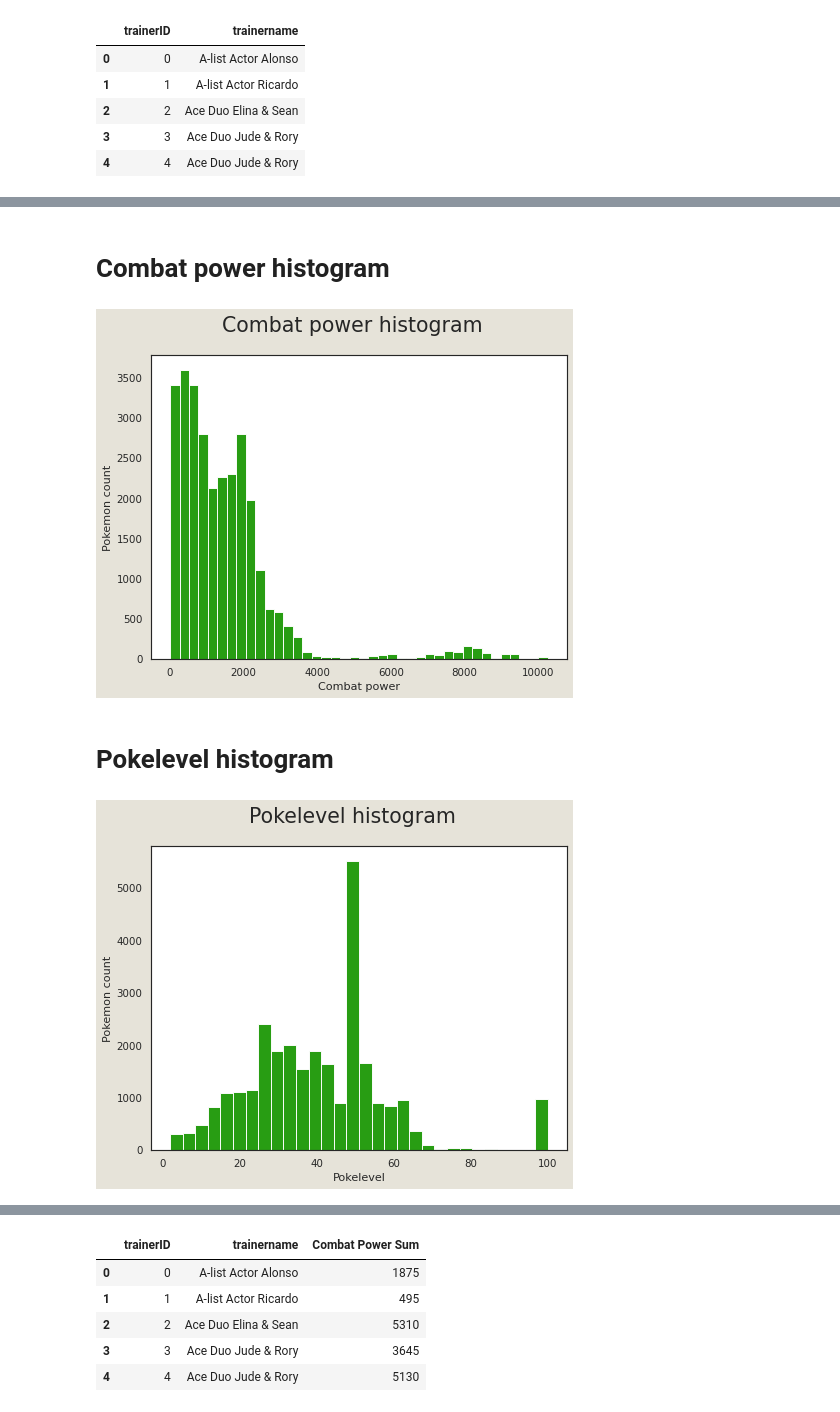
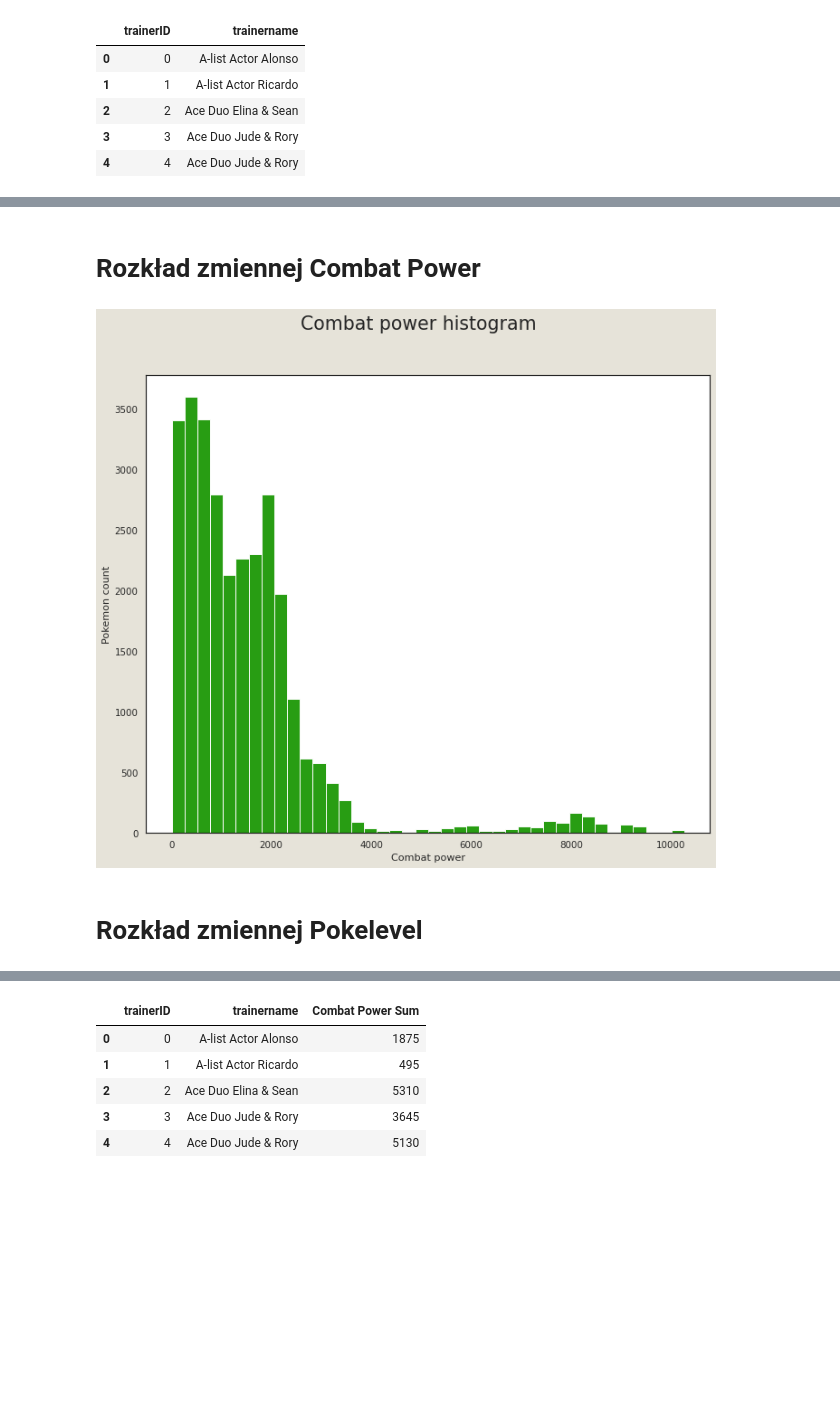
Before and after one commit to infoshareacademy/jdszr2-DataResearchers, a Jupyter notebook: python/main.ipynb, the cells around one changed output, grey strips where cells are left out. Cells and saved outputs as stored; diff of their text form; code cells hidden in the pictures; blank space fills up the shorter version.

```diff
--- a/python/main.ipynb
+++ b/python/main.ipynb
@@ -82,29 +122,29 @@ pokemon_df.describe()
 | 50% | 5873.000000 | 1.000000 | 40.000000 | 116.000000 | 116.000000 | 73.000000 | 70.000000 | 68.000000 | 68.000000 | 68.000000 | ... |
 | 75% | 8734.250000 | 2.000000 | 50.000000 | 150.000000 | 150.000000 | 105.000000 | 98.000000 | 95.000000 | 98.000000 | 97.000000 | ... |
 | max | 11859.000000 | 5.000000 | 100.000000 | 656.000000 | 656.000000 | 361.000000 | 501.000000 | 349.000000 | 501.000000 | 361.000000 | ... |
-# %% [markdown]
-# Combat power histogram
+# %% [markdown]
+# Rozkład zmiennej Combat Power
 # %%
-sns.set_style("white")
-sns.set_context("notebook")
-
-plt.figure(num=None, figsize=(8, 6), dpi=67, facecolor='#E6E3D9', edgecolor='k').suptitle('Combat power histogram', fontsize=22)
-plt.hist(pokemon_df['Combat Power'], bins=40, color="#289D13")
-plt.xlabel("Combat power")
-plt.ylabel("Pokemon count")
-plt.show()
+def combat_power_histogram():
+    sns.set_style("white")
+    sns.set_context("notebook")
+    plt.figure(num=None, figsize=(12, 10), dpi=67, facecolor='#E6E3D9', edgecolor='k').suptitle('Combat power histogram', fontsize=22)
+    plt.hist(pokemon_df['Combat Power'], bins=40, color="#289D13")
+    plt.xlabel("Combat power")
+    plt.ylabel("Pokemon count")
+    plt.show()
-# %% [output]
-[figure, removed]
+# %%
+combat_power_histogram()
+# %% [output]
+[figure, added]
 # %% [markdown]
-# Pokelevel histogram
+# Rozkład zmiennej Pokelevel
 # %%
-sns.set_style("white")
-sns.set_context("notebook")
-
-plt.figure(num=None, figsize=(8, 6), dpi=67, facecolor='#E6E3D9', edgecolor='k').suptitle('Pokelevel histogram', fontsize=22)
-plt.hist(pokemon_df['pokelevel'], bins=30, color="#289D13")
-plt.xlabel("Pokelevel")
-plt.ylabel("Pokemon count")
-plt.show()
+def pokelevel_histogram():
+    sns.set_style("white")
+    sns.set_context("notebook")
+    plt.figure(num=None, figsize=(12, 10), dpi=67, facecolor='#E6E3D9', edgecolor='k').suptitle('Pokelevel histogram', fontsize=22)
+    plt.hist(pokemon_df['pokelevel'], bins=30, color="#289D13")
+    plt.xlabel("Pokelevel")
+    plt.ylabel("Pokemon count")
+    plt.show()
-# %% [output]
-[figure, removed]
```
Also changed, not shown: parts of 44 cells of this notebook, 21 other files.
